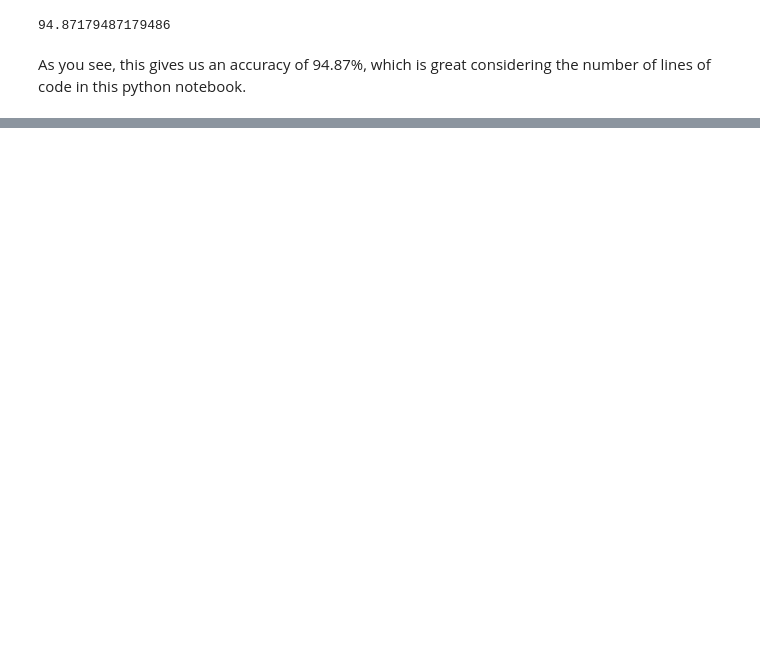
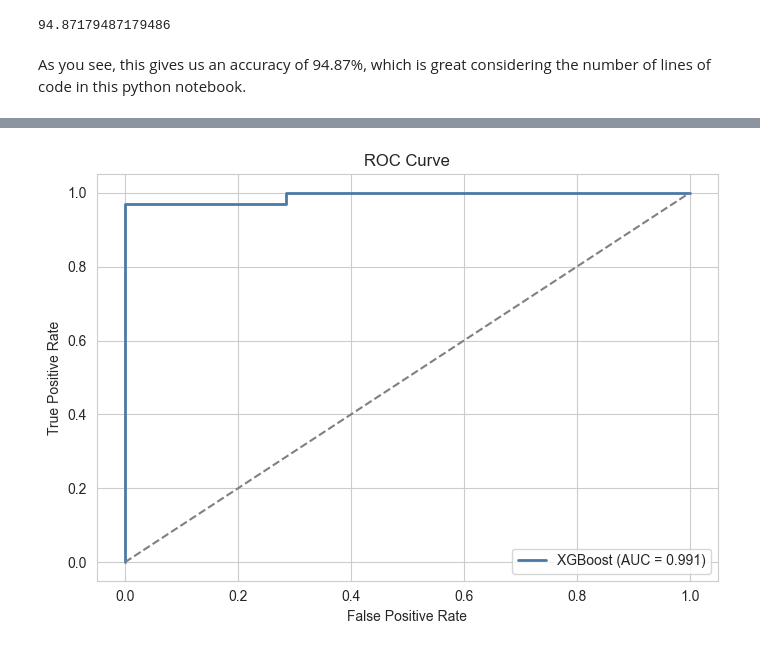
Before and after one commit to MoHazem02/UCI-ML-Parkinsons-dataset, a Jupyter notebook: detecting-parkinson-with-xgboost-explained.ipynb, the cells around one changed output, grey strips where cells are left out. Cells and saved outputs as stored; diff of their text form; code cells hidden in the pictures; blank space fills up the shorter version.

```diff
--- a/detecting-parkinson-with-xgboost-explained.ipynb
+++ b/detecting-parkinson-with-xgboost-explained.ipynb
@@ -105,0 +245,17 @@ As you see, this gives us an accuracy of 94.87%, which is great considering the
+# %%
+# ROC curve and AUC
+y_proba = model.predict_proba(x_test)[:, 1]
+fpr, tpr, _ = roc_curve(y_test, y_proba)
+roc_auc = auc(fpr, tpr)
+
+plt.figure(figsize=(7,5))
+plt.plot(fpr, tpr, label=f'XGBoost (AUC = {roc_auc:.3f})', color='#4C78A8', linewidth=2)
+plt.plot([0, 1], [0, 1], linestyle='--', color='gray')
+plt.xlabel('False Positive Rate')
+plt.ylabel('True Positive Rate')
+plt.title('ROC Curve')
+plt.legend(loc='lower right')
+plt.tight_layout()
+plt.show()
+# %% [output]
+[figure, added]
```
Also changed, not shown: parts of 14 cells of this notebook.
